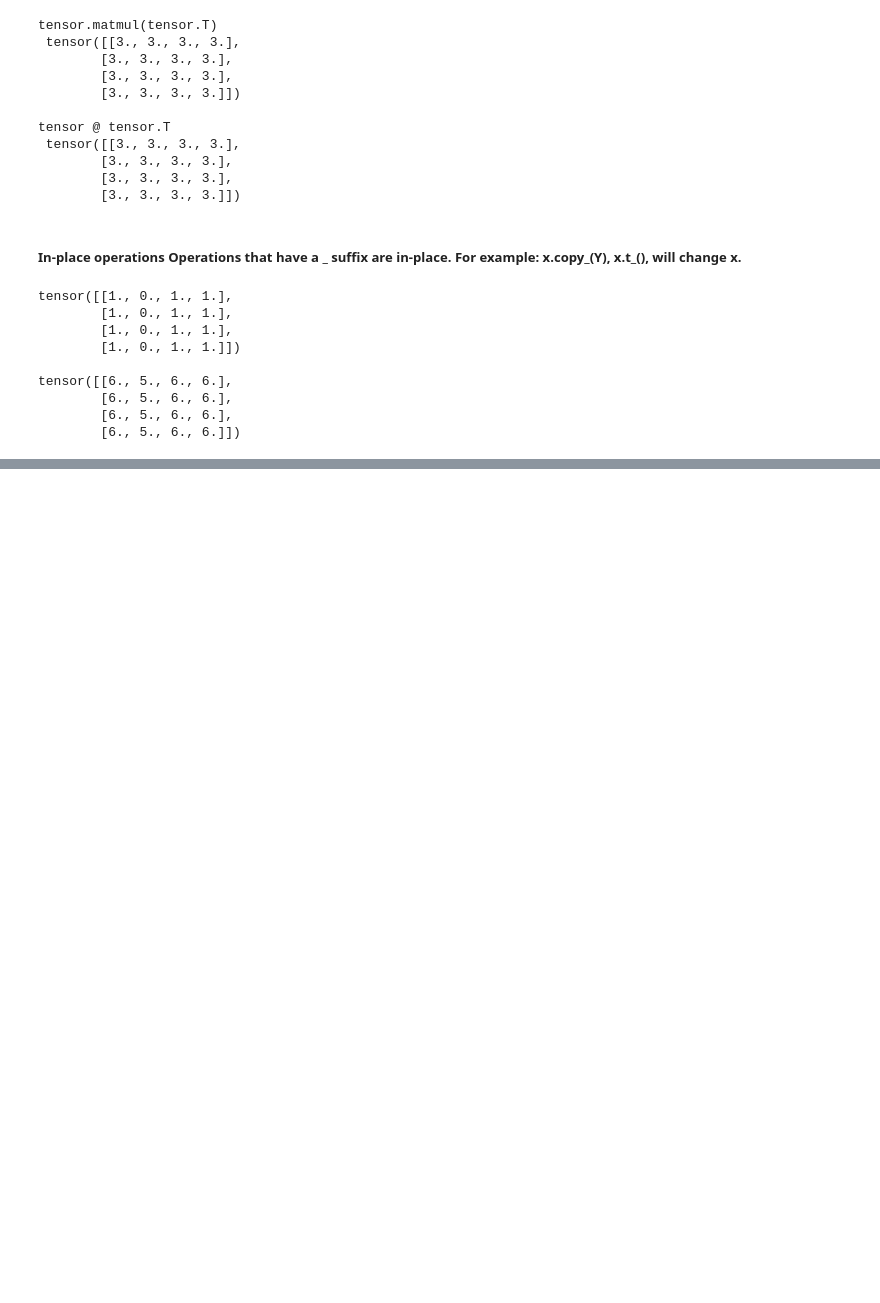
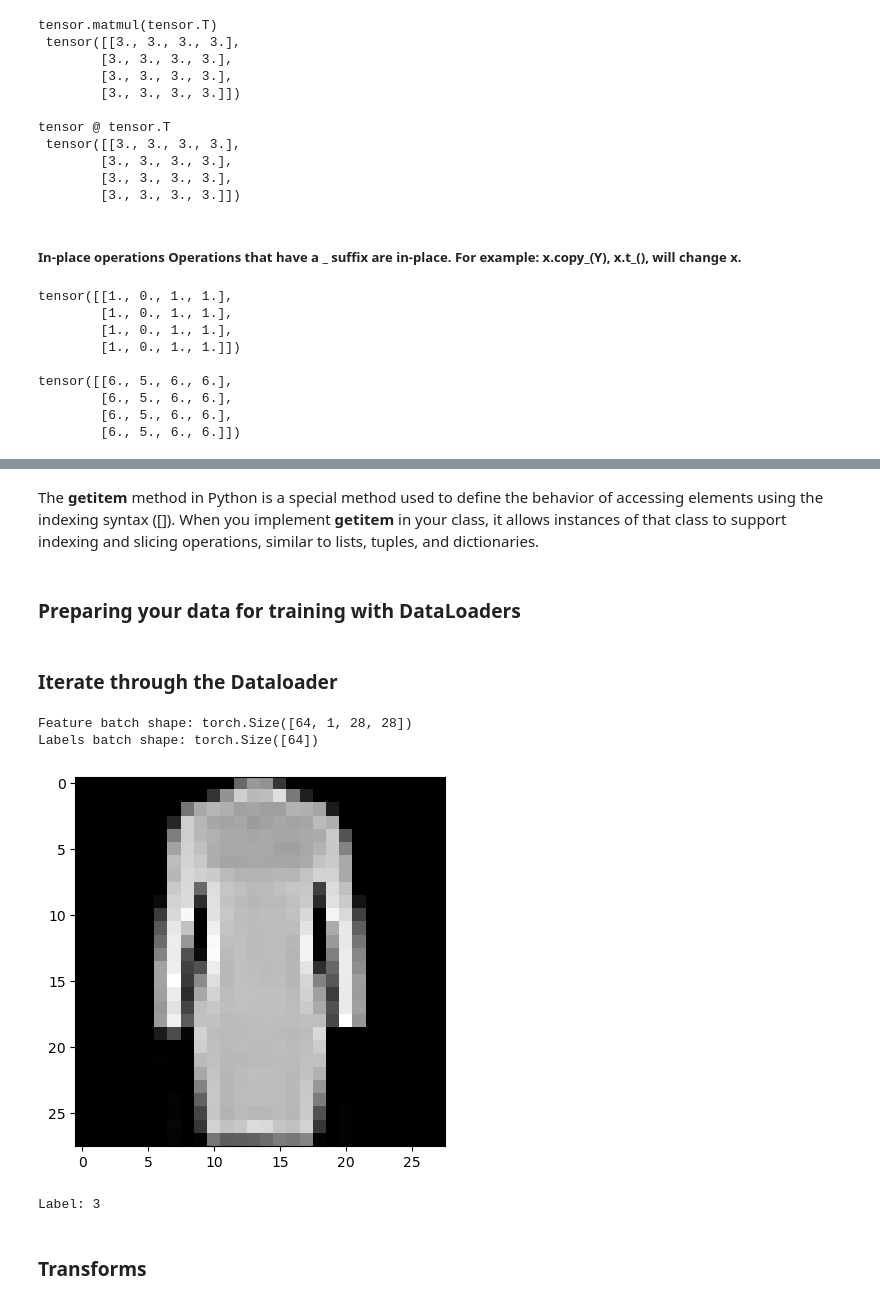
Before and after one commit to AnjaliML/ML101, a Jupyter notebook: ML_basics.ipynb, the cells around one changed output, grey strips where cells are left out. Drawn from its saved outputs; the diff is of its cells as text; code cells hidden in the pictures; blank space fills up the shorter version.

```diff
--- a/ML_basics.ipynb
+++ b/ML_basics.ipynb
@@ -324,0 +428,2 @@ tensor([[6., 5., 6., 6.],
+# %% [markdown]
+The __getitem__ method in Python is a special method used to define the behavior of accessing elements using the indexing syntax ([]). When you implement __getitem__ in your class, it allows instances of that class to support indexing and slicing operations, similar to lists, tuples, and dictionaries.
@@ -324,0 +440,26 @@ tensor([[6., 5., 6., 6.],
+# %% [markdown]
+### Preparing your data for training with DataLoaders
+# %%
+from torch.utils.data import DataLoader
+
+train_dataloader = DataLoader(training_data, batch_size=64, shuffle=True)
+test_dataloader = DataLoader(test_data, batch_size=64, shuffle=True)
+# %% [markdown]
+### Iterate through the Dataloader
+# %%
+# Display image and label.
+train_features, train_labels = next(iter(train_dataloader))
+print(f"Feature batch shape: {train_features.size()}")
+print(f"Labels batch shape: {train_labels.size()}")
+img = train_features[0].squeeze()
+label = train_labels[0]
+plt.imshow(img, cmap="gray")
+plt.show()
+print(f"Label: {label}")
+# %% [output]
+Feature batch shape: torch.Size([64, 1, 28, 28])
+Labels batch shape: torch.Size([64])
+[figure, added]
+Label: 3
+# %% [markdown]
+### Transforms
```
Also changed, not shown: parts of 82 cells of this notebook.
